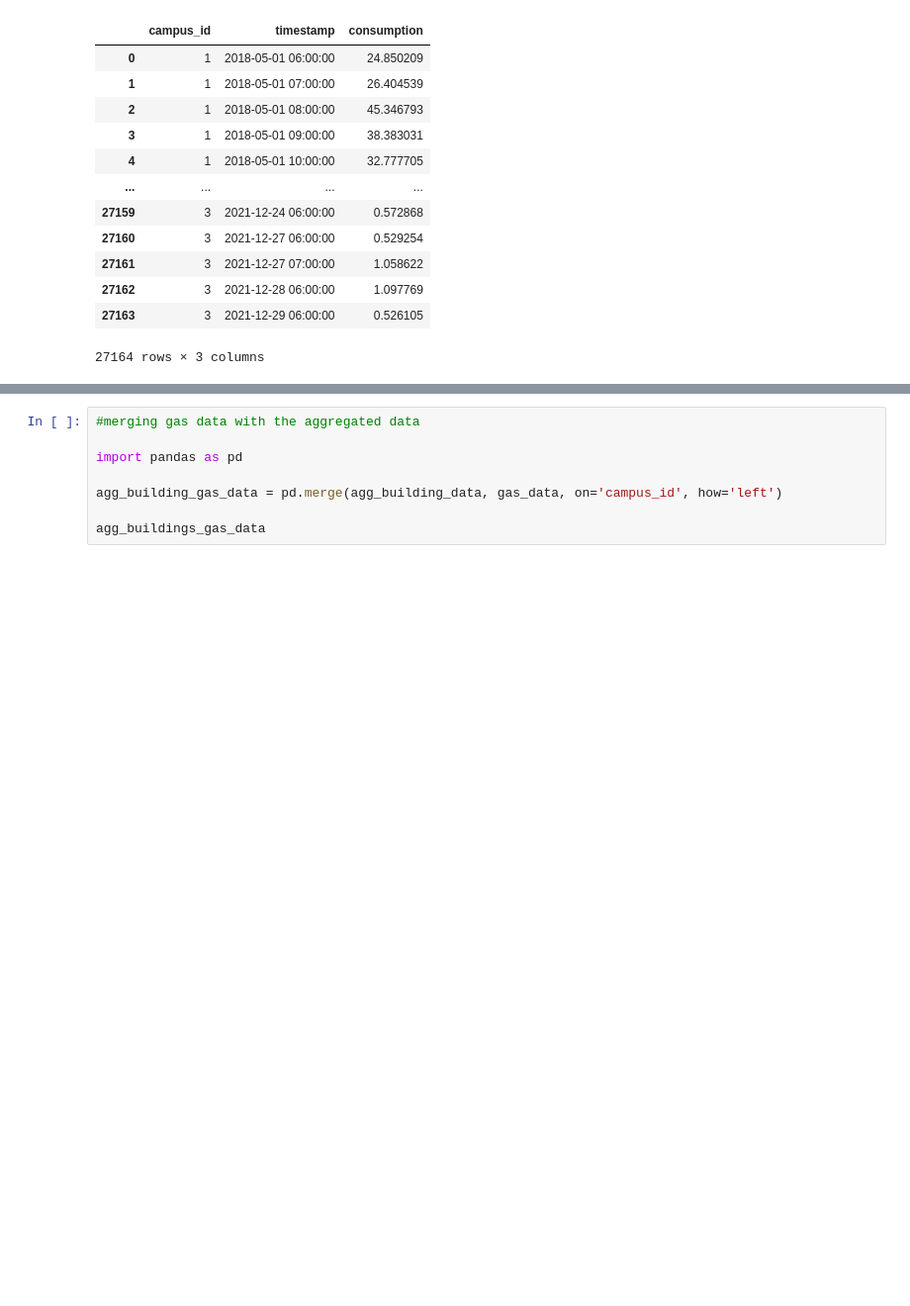
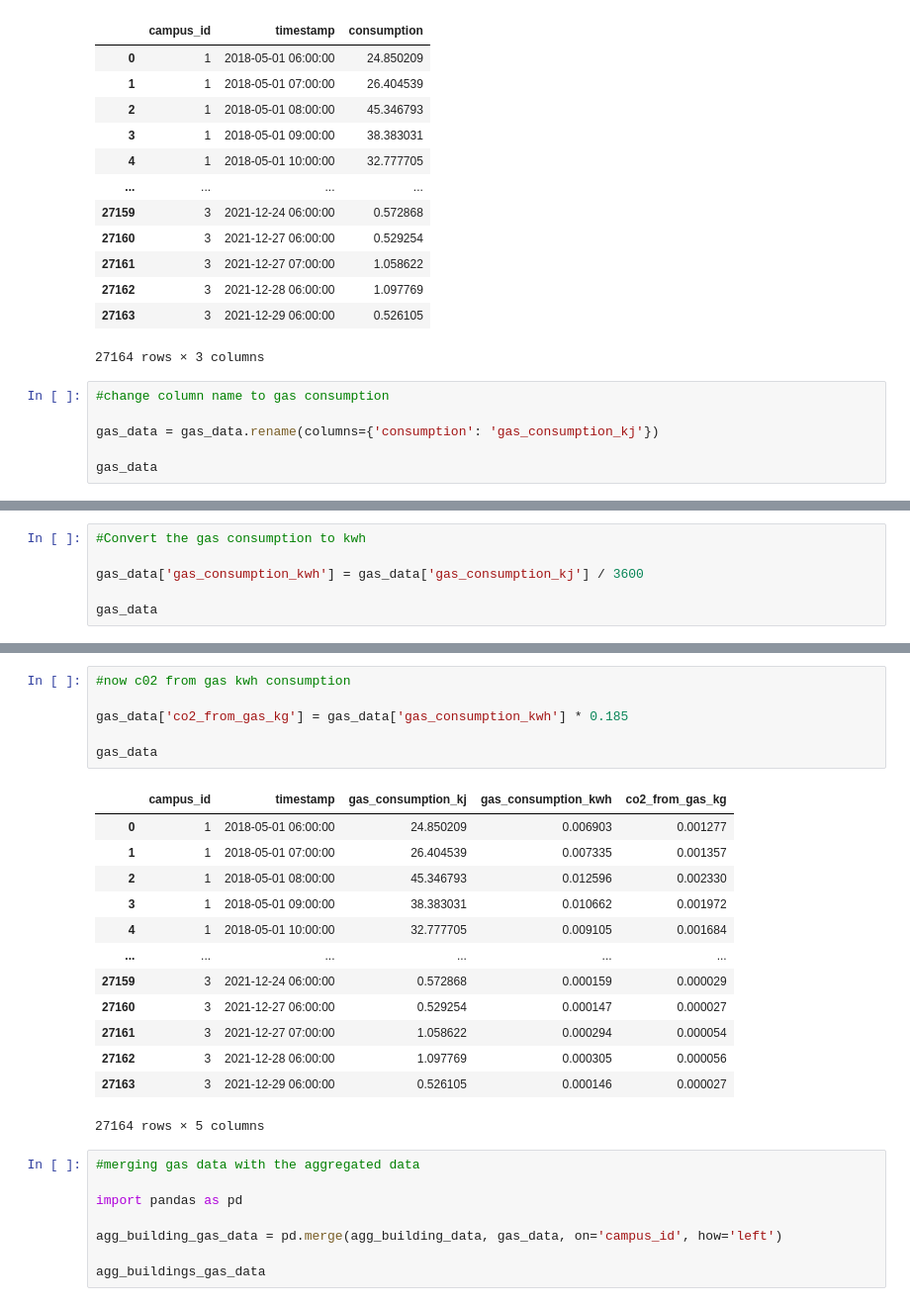
Before and after one commit to e-thorbeck/campus_emissions, a Jupyter notebook: unicon_initial_explore.ipynb, the cells around one changed output, grey strips where cells are left out. Shown at 99% size. Cells and saved outputs as stored; diff of their text form; blank space fills up the shorter version.

```diff
--- a/unicon_initial_explore.ipynb
+++ b/unicon_initial_explore.ipynb
@@ -1167,3 +1179,9 @@ gas_data
 | 27162 | 3 | 2021-12-28 06:00:00 | 1.097769 |
 | 27163 | 3 | 2021-12-29 06:00:00 | 0.526105 |
 27164 rows × 3 columns
+# %%
+#change column name to gas consumption
+
+gas_data = gas_data.rename(columns={'consumption': 'gas_consumption_kj'})
+
+gas_data
@@ -1169,0 +1202,6 @@ gas_data
+# %%
+#Convert the gas consumption to kwh
+
+gas_data['gas_consumption_kwh'] = gas_data['gas_consumption_kj'] / 3600
+
+gas_data
@@ -1170,3 +1222,23 @@ gas_data
+# %%
+#now c02 from gas kwh consumption
+
+gas_data['co2_from_gas_kg'] = gas_data['gas_consumption_kwh'] * 0.185
+
+gas_data
+# %% [output]
+|  | campus_id | timestamp | gas_consumption_kj | gas_consumption_kwh | co2_from_gas_kg |
+| 0 | 1 | 2018-05-01 06:00:00 | 24.850209 | 0.006903 | 0.001277 |
+| 1 | 1 | 2018-05-01 07:00:00 | 26.404539 | 0.007335 | 0.001357 |
+| 2 | 1 | 2018-05-01 08:00:00 | 45.346793 | 0.012596 | 0.002330 |
+| 3 | 1 | 2018-05-01 09:00:00 | 38.383031 | 0.010662 | 0.001972 |
+| 4 | 1 | 2018-05-01 10:00:00 | 32.777705 | 0.009105 | 0.001684 |
+| ... | ... | ... | ... | ... | ... |
+| 27159 | 3 | 2021-12-24 06:00:00 | 0.572868 | 0.000159 | 0.000029 |
+| 27160 | 3 | 2021-12-27 06:00:00 | 0.529254 | 0.000147 | 0.000027 |
+| 27161 | 3 | 2021-12-27 07:00:00 | 1.058622 | 0.000294 | 0.000054 |
+| 27162 | 3 | 2021-12-28 06:00:00 | 1.097769 | 0.000305 | 0.000056 |
+| 27163 | 3 | 2021-12-29 06:00:00 | 0.526105 | 0.000146 | 0.000027 |
+27164 rows × 5 columns
 # %%
 #merging gas data with the aggregated data
 
```
Also changed, not shown: parts of 4 cells of this notebook.
